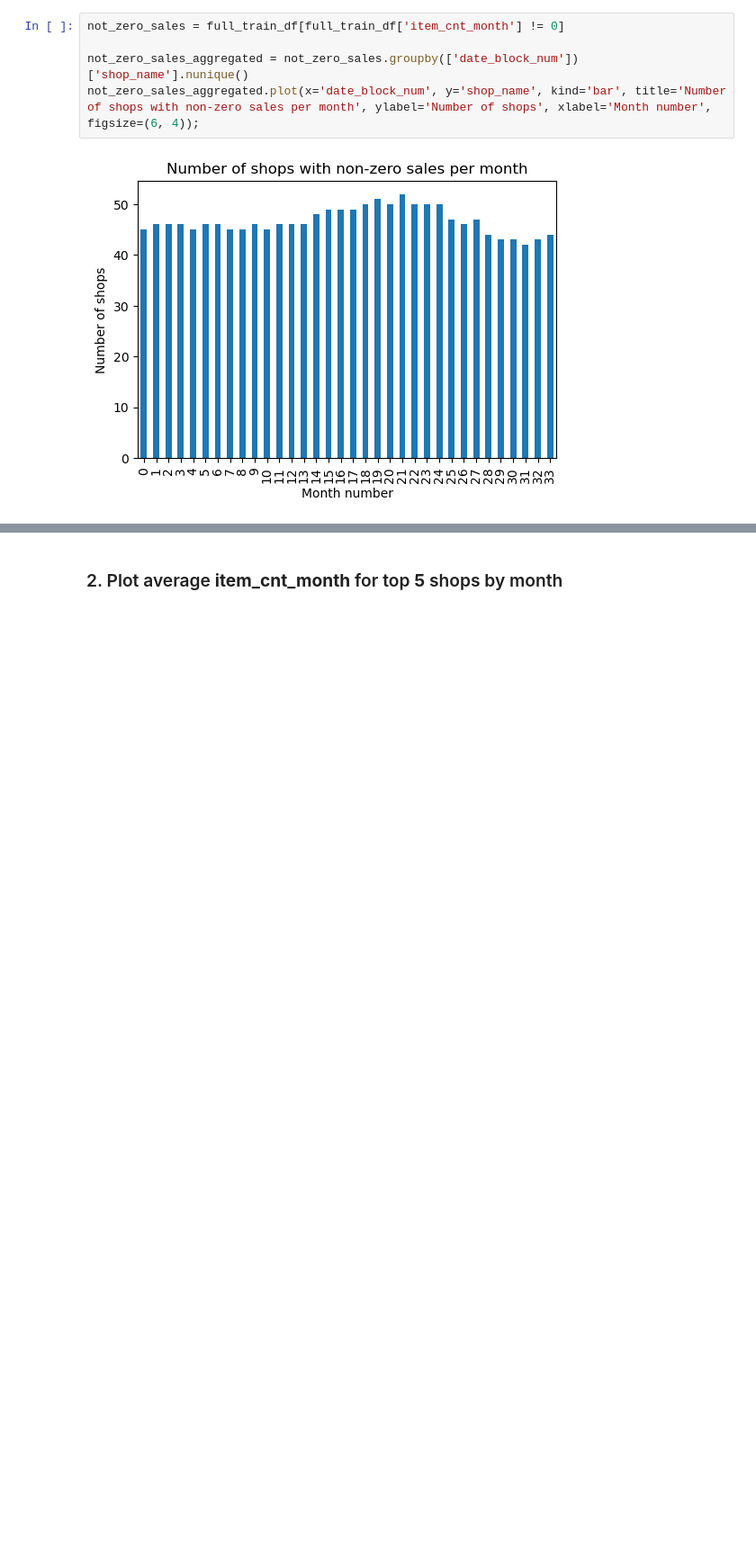
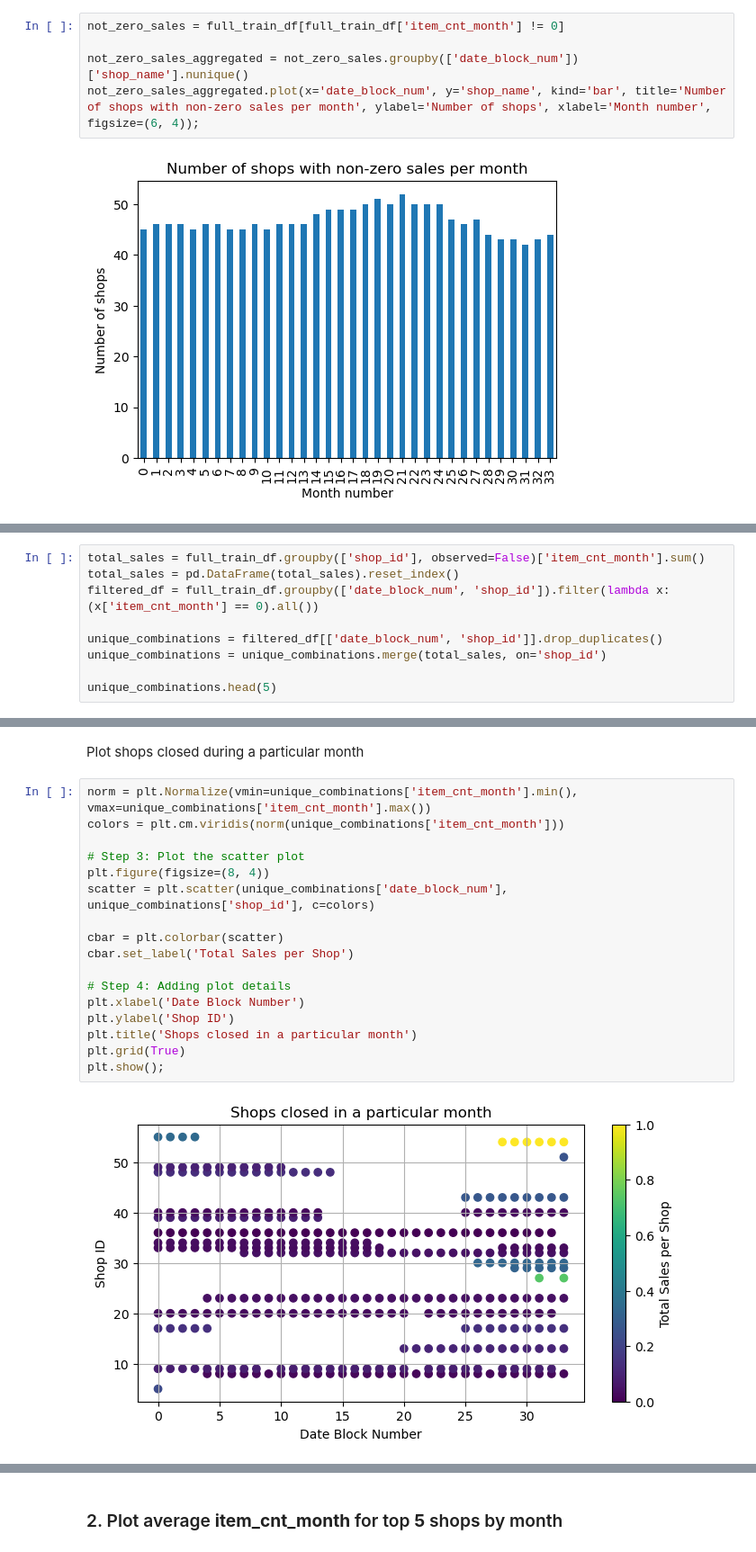
Before and after one commit to Alexennk/ml-ds-practice, a Jupyter notebook: notebooks/eda_notebook.ipynb, the cells around one changed output, grey strips where cells are left out. Shown at 90% size. Drawn from its saved outputs; the diff is of its cells as text; blank space fills up the shorter version.

```diff
--- a/notebooks/eda_notebook.ipynb
+++ b/notebooks/eda_notebook.ipynb
@@ -211,0 +214,9 @@ There are no considerable signs of some shops closing forever, however it's bett
+# %%
+total_sales = full_train_df.groupby(['shop_id'], observed=False)['item_cnt_month'].sum()
+total_sales = pd.DataFrame(total_sales).reset_index()
+filtered_df = full_train_df.groupby(['date_block_num', 'shop_id']).filter(lambda x: (x['item_cnt_month'] == 0).all())
+
+unique_combinations = filtered_df[['date_block_num', 'shop_id']].drop_duplicates()
+unique_combinations = unique_combinations.merge(total_sales, on='shop_id')
+
+unique_combinations.head(5)
@@ -211,0 +230,21 @@ There are no considerable signs of some shops closing forever, however it's bett
+# %% [markdown]
+Plot shops closed during a particular month
+# %%
+norm = plt.Normalize(vmin=unique_combinations['item_cnt_month'].min(), vmax=unique_combinations['item_cnt_month'].max())
+colors = plt.cm.viridis(norm(unique_combinations['item_cnt_month']))
+
+# Step 3: Plot the scatter plot
+plt.figure(figsize=(8, 4))
+scatter = plt.scatter(unique_combinations['date_block_num'], unique_combinations['shop_id'], c=colors)
+
+cbar = plt.colorbar(scatter)
+cbar.set_label('Total Sales per Shop')
+
+# Step 4: Adding plot details
+plt.xlabel('Date Block Number')
+plt.ylabel('Shop ID')
+plt.title('Shops closed in a particular month')
+plt.grid(True)
+plt.show();
+# %% [output]
+[figure, added]
```
Also changed, not shown: parts of 8 cells of this notebook.
